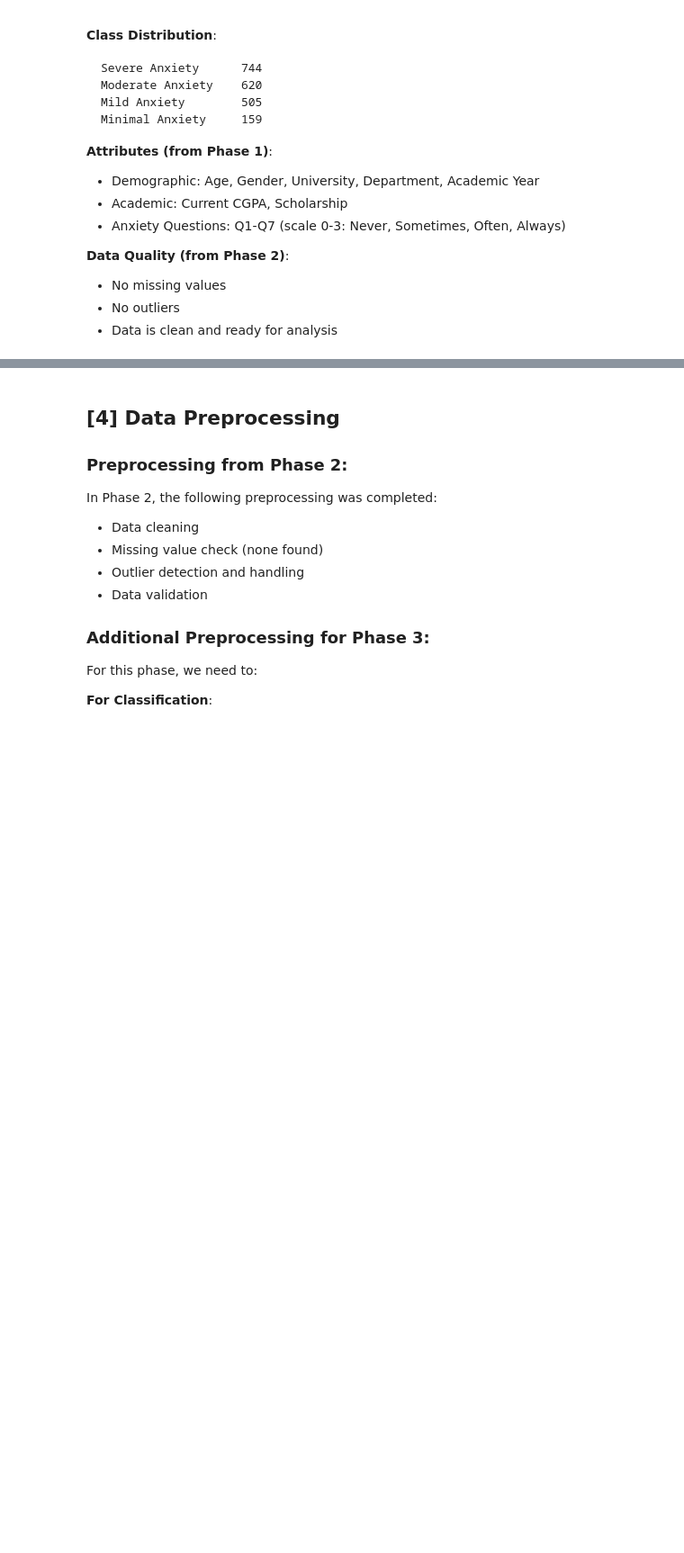
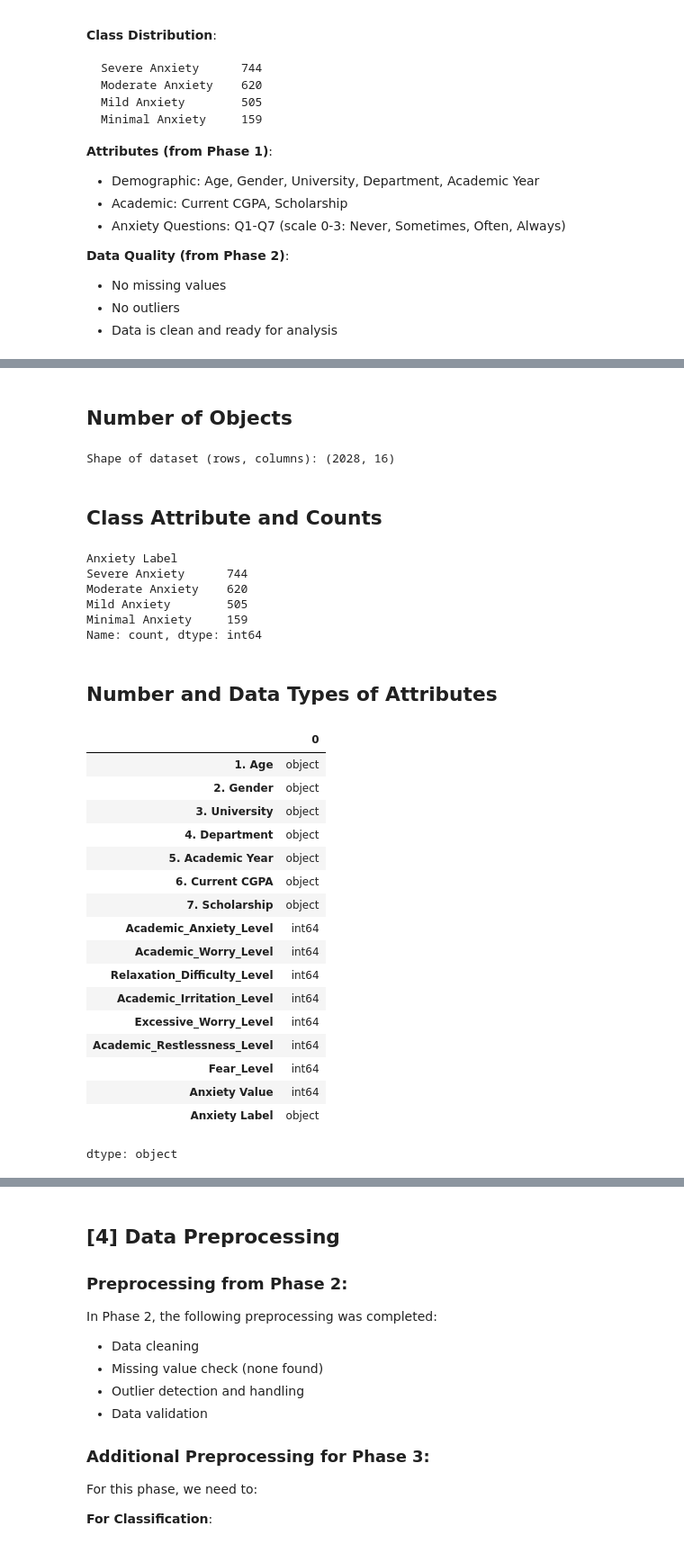
Before and after one commit to ara1x/Data-structures-project, a Jupyter notebook: finalreportt_1.ipynb, the cells around one changed output, grey strips where cells are left out. Shown: that part at 90% size. Cells and saved outputs as stored; diff of their text form; code cells hidden in the pictures; blank space fills up the shorter version.

```diff
--- a/finalreportt_1.ipynb
+++ b/finalreportt_1.ipynb
@@ -62,0 +67,44 @@ Minimal Anxiety     159
+# %%
+import pandas as pd
+
+data = pd.read_excel("Anxiety.updated.xlsx")
+# %% [markdown]
+## **Number of Objects**
+# %%
+print("Shape of dataset (rows, columns):", data.shape)
+# %% [output]
+Shape of dataset (rows, columns): (2028, 16)
+# %% [markdown]
+## **Class Attribute and Counts**
+# %%
+print(data['Anxiety Label'].value_counts())
+# %% [output]
+Anxiety Label
+Severe Anxiety      744
+Moderate Anxiety    620
+Mild Anxiety        505
+Minimal Anxiety     159
+Name: count, dtype: int64
+# %% [markdown]
+## **Number and Data Types of Attributes**
+# %%
+data.dtypes
+# %% [output]
+|  | 0 |
+| 1. Age | object |
+| 2. Gender | object |
+| 3. University | object |
+| 4. Department | object |
+| 5. Academic Year | object |
+| 6. Current CGPA | object |
+| 7. Scholarship | object |
+| Academic_Anxiety_Level | int64 |
+| Academic_Worry_Level | int64 |
+| Relaxation_Difficulty_Level | int64 |
+| Academic_Irritation_Level | int64 |
+| Excessive_Worry_Level | int64 |
+| Academic_Restlessness_Level | int64 |
+| Fear_Level | int64 |
+| Anxiety Value | int64 |
+| Anxiety Label | object |
+dtype: object
```
Also changed, not shown: parts of 8 cells of this notebook.
